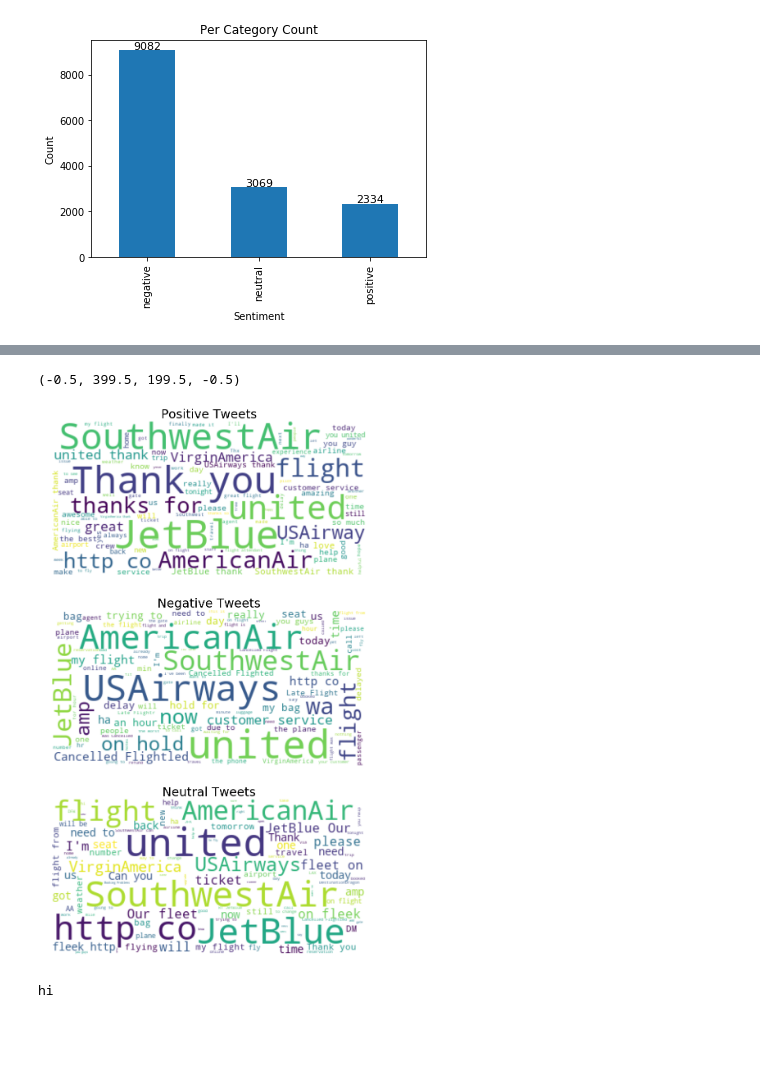
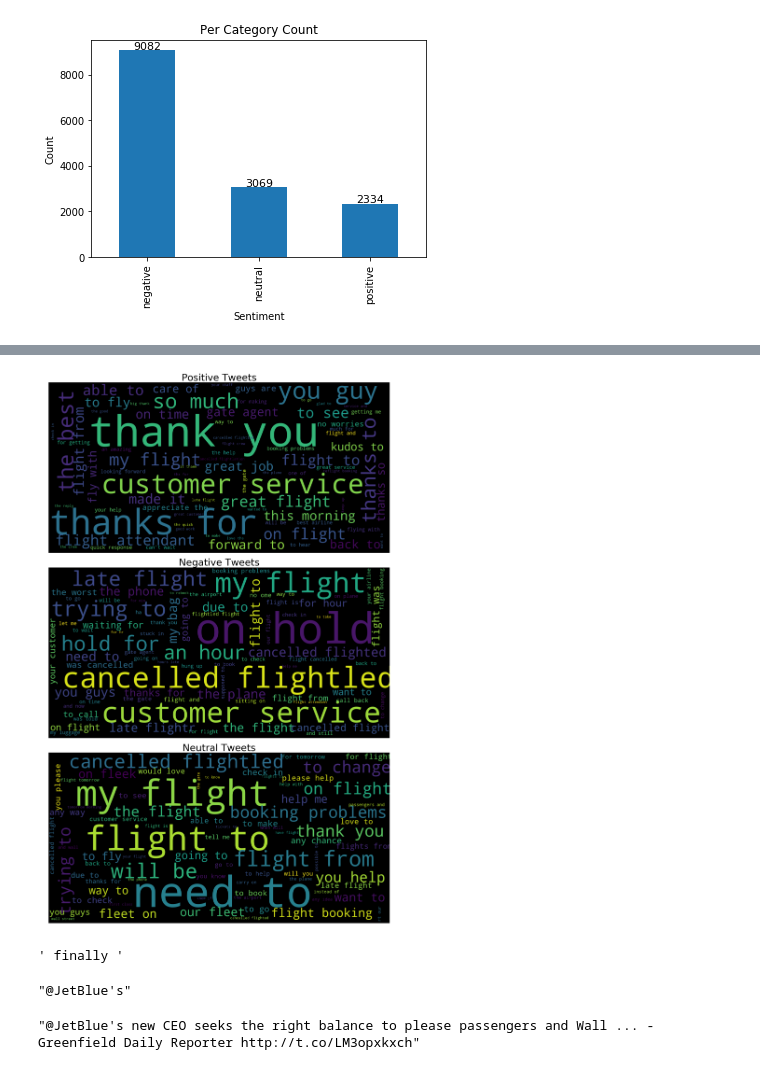
Before and after one commit to ankushjapra/Sentiments, a Jupyter notebook: Task 1.ipynb, the cells around one changed output, grey strips where cells are left out. Cells and saved outputs as stored; diff of their text form; code cells hidden in the pictures; blank space fills up the shorter version.

Commit message:
text processing

```diff
--- a/Task 1.ipynb
+++ b/Task 1.ipynb
@@ -116,33 +158,30 @@ from wordcloud import WordCloud, STOPWORDS , ImageColorGenerator
 # %%
 positive_tweets = results[results['airline_sentiment']=='positive']
 negative_tweets = results[results['airline_sentiment']=='negative']
 neutral_tweets = results[results['airline_sentiment']=='neutral']
 
-positive_words = " ".join(word for word in positive_tweets.text)
-negative_words = " ".join(word for word in negative_tweets.text)
-neutral_words = " ".join(word for word in neutral_tweets.text)
+positive_words = " ".join(word for word in positive_tweets.text for i in word.split() if len(i)>3)
+negative_words = " ".join(word for word in negative_tweets.text for i in word.split() if len(i)>3)
+neutral_words = " ".join(word for word in neutral_tweets.text for i in word.split() if len(i)>3)
 
-fig, ax = plt.subplots(3, 1, figsize  = (24,24))
-wordcloud_positive = WordCloud(max_font_size=50, max_words=100, background_color="white").generate(positive_words)
-wordcloud_negative = WordCloud(max_font_size=50, max_words=100, background_color="white").generate(negative_words)
-wordcloud_neutral = WordCloud(max_font_size=50, max_words=100, background_color="white").generate(neutral_words)
+fig, ax = plt.subplots(3, 1, figsize  = (24,24),dpi=100)
+wordcloud_positive = WordCloud(max_font_size=50, max_words=75, background_color="black",scale=4).generate(positive_words)
+wordcloud_negative = WordCloud(max_font_size=50, max_words=75, background_color="black",scale=4).generate(negative_words)
+wordcloud_neutral = WordCloud(max_font_size=50, max_words=75, background_color="black",scale=4).generate(neutral_words)
 
 
 ax[0].imshow(wordcloud_positive, interpolation='bilinear')
 ax[0].set_title('Positive Tweets', fontsize=30)
 ax[0].axis('off')
 
 ax[1].imshow(wordcloud_negative, interpolation='bilinear')
 ax[1].set_title('Negative Tweets', fontsize=30)
 ax[1].axis('off')
 
 ax[2].imshow(wordcloud_neutral, interpolation='bilinear')
 ax[2].set_title('Neutral Tweets', fontsize=30)
 ax[2].axis('off')
+
+plt.tight_layout(pad=0)
 # %% [output]
-(-0.5, 399.5, 199.5, -0.5)
-[figure, old version]
+[figure, new version]
-# %%
-print ('hi')
-# %% [output]
-hi
@@ -148,0 +190,13 @@ hi
+# %%
+positive_tweets['text'][73]
+# %% [output]
+' finally '
+# %%
+a = results['text'][0][:10]
+a
+# %% [output]
+"@JetBlue's"
+# %%
+results['text'][0]
+# %% [output]
+"@JetBlue's new CEO seeks the right balance to please passengers and Wall ... - Greenfield Daily Reporter http://t.co/LM3opxkxch"
```
Also changed, not shown: parts of 4 cells of this notebook.
